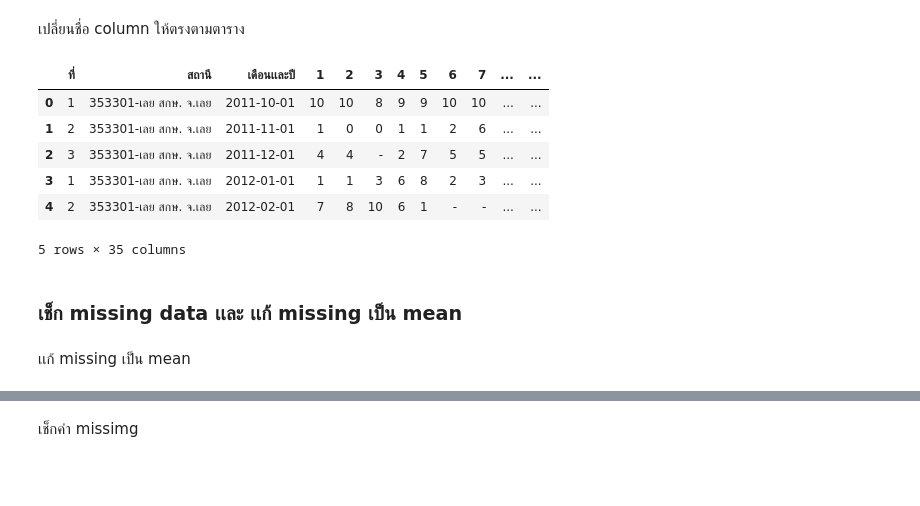
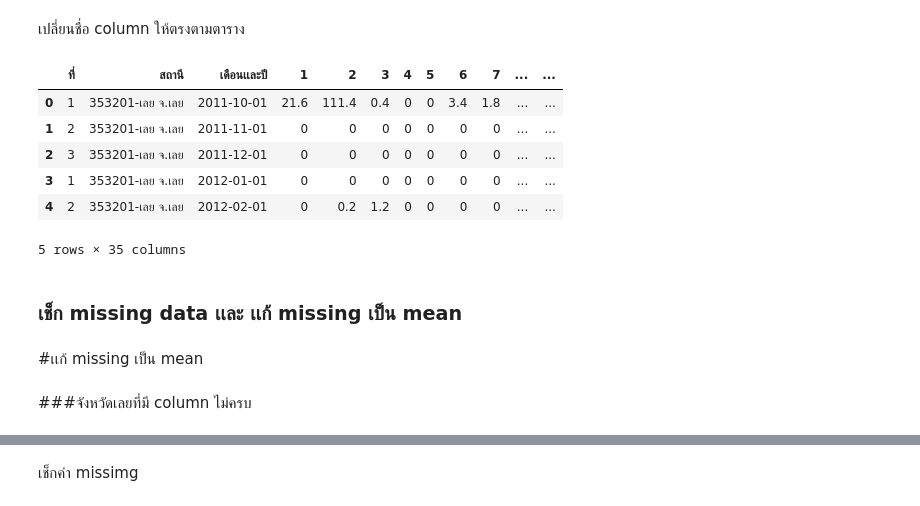
Before and after one commit to Tawanss/BSC_DPDM2023, a Jupyter notebook: midterm_bscdpdm23.ipynb, the cells around one changed output, grey strips where cells are left out. Saved outputs shown, nothing was run; the diff lists cells and outputs as text; code cells hidden in the pictures; blank space fills up the shorter version.

```diff
--- a/midterm_bscdpdm23.ipynb
+++ b/midterm_bscdpdm23.ipynb
@@ -37,11 +37,11 @@ lower_temp_Sakon = pd.read_excel("/content/drive/MyDrive/BSC-dpdm23_flie/ไฟ
 lower_temp_NongKhai = pd.read_excel("/content/drive/MyDrive/BSC-dpdm23_flie/ไฟล์กลางภาค/อุณหภูมิต่ำสุด(เซลเซียส)/จ.หนองคาย.xlsx",header=4)
 lower_temp_loei = pd.read_excel("/content/drive/MyDrive/BSC-dpdm23_flie/ไฟล์กลางภาค/อุณหภูมิต่ำสุด(เซลเซียส)/จ.เลย.xlsx",header=4)
 #อุณหภูมิจุดน้ำค้าง
-Dew_temp_KhonKaen = pd.read_excel("/content/drive/MyDrive/BSC-dpdm23_flie/ไฟล์กลางภาค/อุณหภูมิต่ำสุด(เซลเซียส)/จ.ขอนแก่น.xlsx",header=4)
-Dew_temp_NakhonPhanom = pd.read_excel("/content/drive/MyDrive/BSC-dpdm23_flie/ไฟล์กลางภาค/อุณหภูมิต่ำสุด(เซลเซียส)/จ.นครพนม.xlsx",header=4)
-Dew_temp_Sakon = pd.read_excel("/content/drive/MyDrive/BSC-dpdm23_flie/ไฟล์กลางภาค/อุณหภูมิต่ำสุด(เซลเซียส)/จ.สกล.xlsx",header=4)
-Dew_temp_NongKhai = pd.read_excel("/content/drive/MyDrive/BSC-dpdm23_flie/ไฟล์กลางภาค/อุณหภูมิต่ำสุด(เซลเซียส)/จ.หนองคาย.xlsx",header=4)
-Dew_temp_loei = pd.read_excel("/content/drive/MyDrive/BSC-dpdm23_flie/ไฟล์กลางภาค/อุณหภูมิต่ำสุด(เซลเซียส)/จ.เลย.xlsx",header=4)
+Dew_temp_KhonKaen = pd.read_excel("/content/drive/MyDrive/BSC-dpdm23_flie/ไฟล์กลางภาค/อุณหภูมิจุดน้ำค้าง(เซลเซียส)/จ.ขอนแก่น.xlsx",header=4)
+Dew_temp_NakhonPhanom = pd.read_excel("/content/drive/MyDrive/BSC-dpdm23_flie/ไฟล์กลางภาค/อุณหภูมิจุดน้ำค้าง(เซลเซียส)/จ.นครพนม.xlsx",header=4)
+Dew_temp_Sakon = pd.read_excel("/content/drive/MyDrive/BSC-dpdm23_flie/ไฟล์กลางภาค/อุณหภูมิจุดน้ำค้าง(เซลเซียส)/จ.สกล.xlsx",header=4)
+Dew_temp_NongKhai = pd.read_excel("/content/drive/MyDrive/BSC-dpdm23_flie/ไฟล์กลางภาค/อุณหภูมิจุดน้ำค้าง(เซลเซียส)/จ.หนองคาย.xlsx",header=4)
+Dew_temp_loei = pd.read_excel("/content/drive/MyDrive/BSC-dpdm23_flie/ไฟล์กลางภาค/อุณหภูมิจุดน้ำค้าง(เซลเซียส)/จ.เลย.xlsx",header=4)
 #ความกดอากาศ
 Airpressure_temp_KhonKaen = pd.read_excel("/content/drive/MyDrive/BSC-dpdm23_flie/ไฟล์กลางภาค/ความกด(เปอร์เซ็นต์)/จ.ขอนแก่น.xlsx",header=4)
 Airpressure_temp_NakhonPhanom = pd.read_excel("/content/drive/MyDrive/BSC-dpdm23_flie/ไฟล์กลางภาค/ความกด(เปอร์เซ็นต์)/จ.นครพนม.xlsx",header=4)
@@ -56,16 +56,22 @@ Rhumidity_temp_NongKhai = pd.read_excel("/content/drive/MyDrive/BSC-dpdm23_flie/
 Rhumidity_temp_loei = pd.read_excel("/content/drive/MyDrive/BSC-dpdm23_flie/ไฟล์กลางภาค/ความชื้นสัมพัทธ์(เปอร์เซ็นต์)/จ.เลย.xlsx",header=4)
 #ความเร็วลม
 Wind_velocity_KhonKaen = pd.read_excel("/content/drive/MyDrive/BSC-dpdm23_flie/ไฟล์กลางภาค/ความเร็วลม(นอต)/จ.ขอนแก่น.xlsx",header=4)
-Wind_velocity_NakhonPhanom = pd.read_excel("/content/drive/MyDrive/BSC-dpdm23_flie/ไฟล์กลางภาค/ความชื้นสัมพัทธ์(เปอร์เซ็นต์)/จ.นครพนม.xlsx",header=4)
-Wind_velocity_Sakon = pd.read_excel("/content/drive/MyDrive/BSC-dpdm23_flie/ไฟล์กลางภาค/ความชื้นสัมพัทธ์(เปอร์เซ็นต์)/จ.สกลนคร.xlsx",header=4)
-Wind_velocity_NongKhai = pd.read_excel("/content/drive/MyDrive/BSC-dpdm23_flie/ไฟล์กลางภาค/ความชื้นสัมพัทธ์(เปอร์เซ็นต์)/จ.หนองคาย.xlsx",header=4)
-Wind_velocity_loei = pd.read_excel("/content/drive/MyDrive/BSC-dpdm23_flie/ไฟล์กลางภาค/ความชื้นสัมพัทธ์(เปอร์เซ็นต์)/จ.เลย.xlsx",header=4)
+Wind_velocity_NakhonPhanom = pd.read_excel("/content/drive/MyDrive/BSC-dpdm23_flie/ไฟล์กลางภาค/ความเร็วลม(นอต)/จ.นครพนม.xlsx",header=4)
+Wind_velocity_Sakon = pd.read_excel("/content/drive/MyDrive/BSC-dpdm23_flie/ไฟล์กลางภาค/ความเร็วลม(นอต)/จ.สกลนคร.xlsx",header=4)
+Wind_velocity_NongKhai = pd.read_excel("/content/drive/MyDrive/BSC-dpdm23_flie/ไฟล์กลางภาค/ความเร็วลม(นอต)/จ.หนองคาย.xlsx",header=4)
+Wind_velocity_loei = pd.read_excel("/content/drive/MyDrive/BSC-dpdm23_flie/ไฟล์กลางภาค/ความเร็วลม(นอต)/จ.เลย.xlsx",header=4)
 #จำนวนเมฆ
-Clouds_KhonKaen = pd.read_excel("/content/drive/MyDrive/BSC-dpdm23_flie/ไฟล์กลางภาค/จำนวนเมฆ(10ส่วน)/จ.ขอนแก่น.xlsx",header=4)
-Clouds_NakhonPhanom = pd.read_excel("/content/drive/MyDrive/BSC-dpdm23_flie/ไฟล์กลางภาค/จำนวนเมฆ(10ส่วน)/จ.นครพนม.xlsx",header=4)
-Clouds_Sakon = pd.read_excel("/content/drive/MyDrive/BSC-dpdm23_flie/ไฟล์กลางภาค/จำนวนเมฆ(10ส่วน)/จ.สกลนคร.xlsx",header=4)
-Clouds_NongKhai = pd.read_excel("/content/drive/MyDrive/BSC-dpdm23_flie/ไฟล์กลางภาค/จำนวนเมฆ(10ส่วน)/จ.หนองคาย.xlsx",header=4)
-Clouds_loei = pd.read_excel("/content/drive/MyDrive/BSC-dpdm23_flie/ไฟล์กลางภาค/จำนวนเมฆ(10ส่วน)/จ.เลย.xlsx",header=4)
+Clouds_KhonKaen = pd.read_excel("/content/drive/MyDrive/BSC-dpdm23_flie/ไฟล์กลางภาค/จำนวนเมฆ(10ส่วน)/จ.ขอนแก่น.xlsx",header=4,dtype={'Unnamed: 34':int})
+Clouds_NakhonPhanom = pd.read_excel("/content/drive/MyDrive/BSC-dpdm23_flie/ไฟล์กลางภาค/จำนวนเมฆ(10ส่วน)/จ.นครพนม.xlsx",header=4,dtype={'Unnamed: 34':int})
+Clouds_Sakon = pd.read_excel("/content/drive/MyDrive/BSC-dpdm23_flie/ไฟล์กลางภาค/จำนวนเมฆ(10ส่วน)/จ.สกลนคร.xlsx",header=4,dtype={'Unnamed: 34':int})
+Clouds_NongKhai = pd.read_excel("/content/drive/MyDrive/BSC-dpdm23_flie/ไฟล์กลางภาค/จำนวนเมฆ(10ส่วน)/จ.หนองคาย.xlsx",header=4,dtype={'Unnamed: 34':int})
+Clouds_loei = pd.read_excel("/content/drive/MyDrive/BSC-dpdm23_flie/ไฟล์กลางภาค/จำนวนเมฆ(10ส่วน)/จ.เลย.xlsx",header=4,dtype={'Unnamed: 34':int})
+#ปริมาณน้ำฝน
+Rainfall_KhonKaen = pd.read_excel("/content/drive/MyDrive/BSC-dpdm23_flie/ไฟล์กลางภาค/ปริมาณฝน(มิลลิเมตร)/จ.ขอนแก่น.xlsx",header=4)
+Rainfall_NakhonPhanom = pd.read_excel("/content/drive/MyDrive/BSC-dpdm23_flie/ไฟล์กลางภาค/ปริมาณฝน(มิลลิเมตร)/จ.นครพนม.xlsx",header=4)
+Rainfall_Sakon = pd.read_excel("/content/drive/MyDrive/BSC-dpdm23_flie/ไฟล์กลางภาค/ปริมาณฝน(มิลลิเมตร)/จ.สกล.xlsx",header=4)
+Rainfall_NongKhai = pd.read_excel("/content/drive/MyDrive/BSC-dpdm23_flie/ไฟล์กลางภาค/ปริมาณฝน(มิลลิเมตร)/จ.หนองคาย.xlsx",header=4)
+Rainfall_loei = pd.read_excel("/content/drive/MyDrive/BSC-dpdm23_flie/ไฟล์กลางภาค/ปริมาณฝน(มิลลิเมตร)/จ.เลย.xlsx",header=4)
 # %% [markdown]
 ##เเสดงขั้นตอนการคลีน
 # %% [markdown]
@@ -152,20 +158,26 @@ Clouds_NakhonPhanom = Clouds_NakhonPhanom.rename(columns=a)
 Clouds_Sakon = Clouds_Sakon.rename(columns=a)
 Clouds_NongKhai = Clouds_NongKhai.rename(columns=a)
 Clouds_loei =Clouds_loei.rename(columns=a)
+#ปริมาณน้ำฝน
+Rainfall_KhonKaen=Rainfall_KhonKaen.rename(columns=a)
+Rainfall_NakhonPhanom = Rainfall_NakhonPhanom.rename(columns=a)
+Rainfall_Sakon = Rainfall_Sakon.rename(columns=a)
+Rainfall_NongKhai = Rainfall_NongKhai.rename(columns=a)
+Rainfall_loei =Rainfall_loei.rename(columns=a)
 # %%
-Clouds_NongKhai.head()
+Rainfall_loei.head()
 # %% [output]
 |  | ที่ | สถานี | เดือนเเละปี | 1 | 2 | 3 | 4 | 5 | 6 | 7 | ... | ... |
-| 0 | 1 | 353301-เลย สกษ. จ.เลย | 2011-10-01 | 10 | 10 | 8 | 9 | 9 | 10 | 10 | ... | ... |
-| 1 | 2 | 353301-เลย สกษ. จ.เลย | 2011-11-01 | 1 | 0 | 0 | 1 | 1 | 2 | 6 | ... | ... |
-| 2 | 3 | 353301-เลย สกษ. จ.เลย | 2011-12-01 | 4 | 4 | - | 2 | 7 | 5 | 5 | ... | ... |
-| 3 | 1 | 353301-เลย สกษ. จ.เลย | 2012-01-01 | 1 | 1 | 3 | 6 | 8 | 2 | 3 | ... | ... |
-| 4 | 2 | 353301-เลย สกษ. จ.เลย | 2012-02-01 | 7 | 8 | 10 | 6 | 1 | - | - | ... | ... |
+| 0 | 1 | 353201-เลย จ.เลย | 2011-10-01 | 21.6 | 111.4 | 0.4 | 0 | 0 | 3.4 | 1.8 | ... | ... |
+| 1 | 2 | 353201-เลย จ.เลย | 2011-11-01 | 0 | 0 | 0 | 0 | 0 | 0 | 0 | ... | ... |
+| 2 | 3 | 353201-เลย จ.เลย | 2011-12-01 | 0 | 0 | 0 | 0 | 0 | 0 | 0 | ... | ... |
+| 3 | 1 | 353201-เลย จ.เลย | 2012-01-01 | 0 | 0 | 0 | 0 | 0 | 0 | 0 | ... | ... |
+| 4 | 2 | 353201-เลย จ.เลย | 2012-02-01 | 0 | 0.2 | 1.2 | 0 | 0 | 0 | 0 | ... | ... |
 5 rows × 35 columns
 # %% [markdown]
 ### เช็ก missing data เเละ เเก้ missing เป็น mean
 # %% [markdown]
-เเก้ missing เป็น mean
+#เเก้ missing เป็น mean
 # %%
 #อุณหภูมิตุ้มเเห้ง
 Dry_temp_KhonKaen=Dry_temp_KhonKaen.replace('-',np.NaN)
@@ -211,0 +236,2 @@ Clouds_loei =Clouds_loei.replace('-',np.NaN)
+# %% [markdown]
+###จังหวัดเลยที่มี column ไม่ครบ
```
Also changed, not shown: parts of 28 cells of this notebook.
